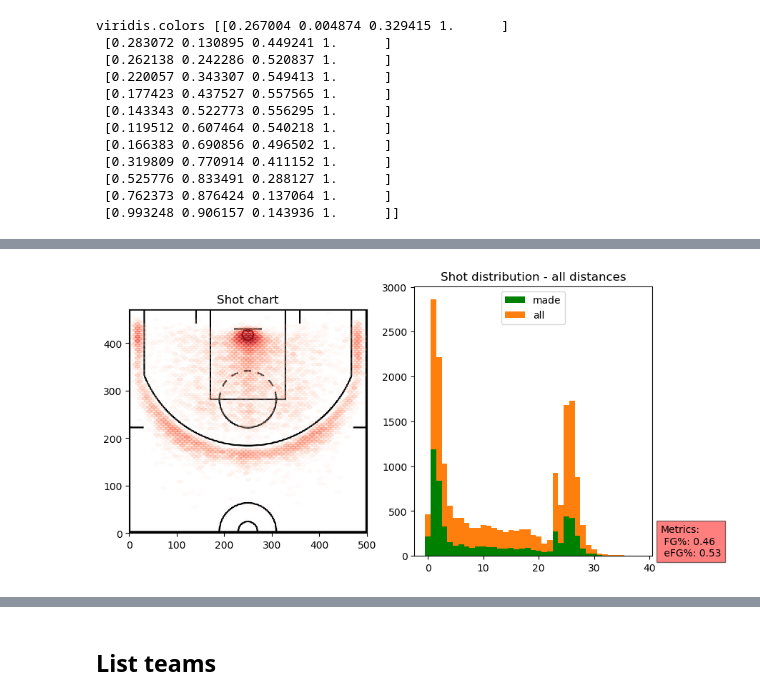
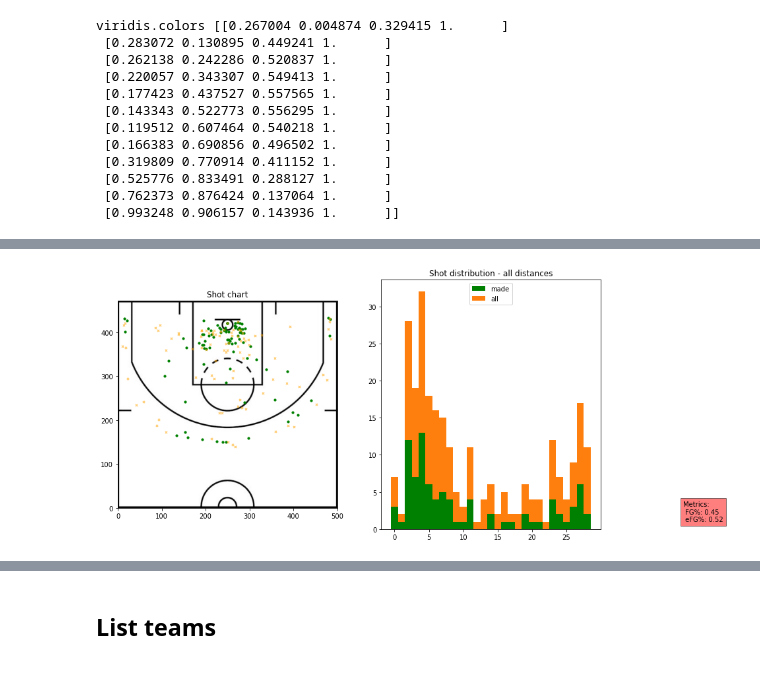
Before and after one commit to theccalderon/shot_chart, a Jupyter notebook: 00_core.ipynb, the cells around one changed output, grey strips where cells are left out. Drawn from its saved outputs; the diff is of its cells as text; code cells hidden in the pictures.

```diff
--- a/00_core.ipynb
+++ b/00_core.ipynb
@@ -103,6 +103,7 @@ class URLs():
     SHOTS_2017    = f'{S3}shots-2017.tgz'
     SHOTS_2018    = f'{S3}shots-2018.tgz'
     SHOTS_2019    = f'{S3}shots-2019.tgz'
+    SHOTS_2020    = f'{S3}shots-2020.tgz'
 
     def path(url, c_key='archive'):
         fname = url.split('/')[-1]
@@ -205,4 +206,4 @@ def make_df(path):
     "Creates a pandas dataframe from `path`"
     return pd.read_csv(path)
 # %%
-shots_2019 = make_df(untar_data(URLs.SHOTS_2019))
+shots_2020 = make_df(untar_data(URLs.SHOTS_2020))
@@ -438,7 +441,7 @@ mycmap = plt.cm.Reds
 mycmap._init()
 mycmap._lut[:,-1] = np.linspace(0, 0.8, 259)
 # %%
-shots = Shots(shots_2019)
+shots = Shots(shots_2020)
 # %%
 shots.players
 # %% [output]
@@ -478,4 +499,4 @@ shots.plot_shots()
 # %%
-shots.plot_shots(date_range=((2020,1,1), (2020,1,10)))
+shots.plot_shots(date_range="202104170WAS")
 # %% [output]
-[figure, old version]
+[figure, new version]
```
Also changed, not shown: parts of 47 cells of this notebook, 5 other files.
